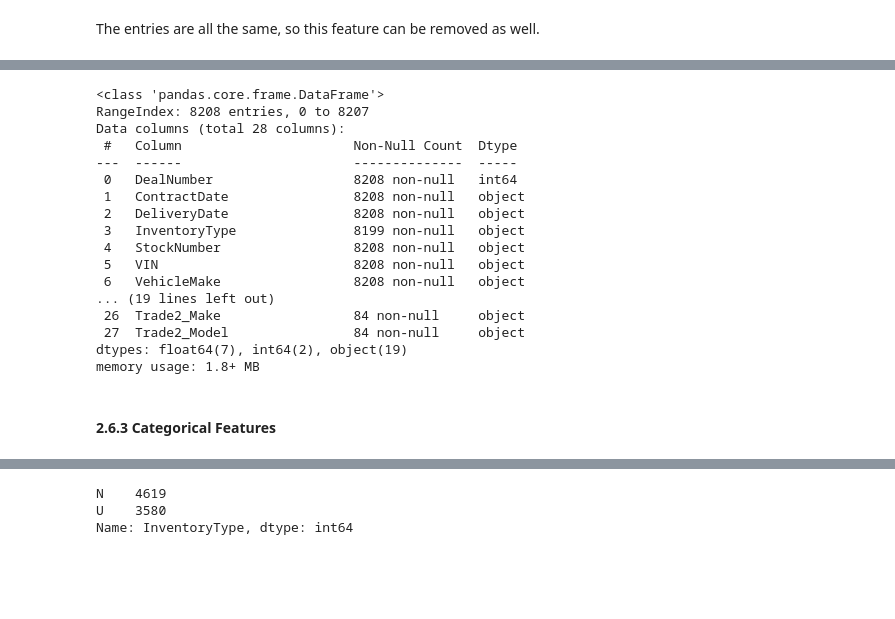
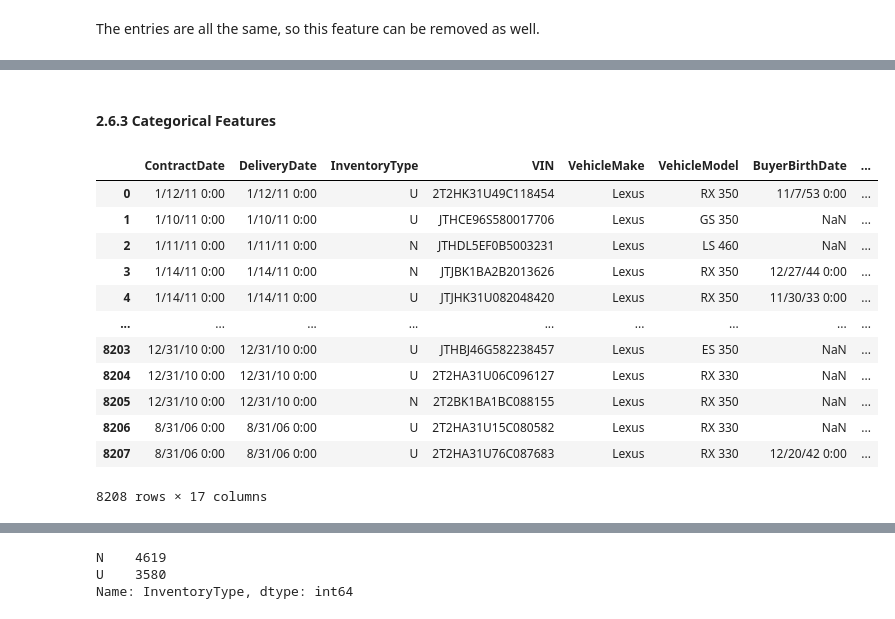
Before and after one commit to martell-n-tardy/Forecasting-with-a-Time-Series-Model-using-Python, a Jupyter notebook: notebooks/data wrangling.ipynb, the cells around one changed output, grey strips where cells are left out. Saved outputs shown, nothing was run; the diff lists cells and outputs as text; code cells hidden in the pictures; blank space fills up the shorter version.

```diff
--- a/notebooks/data wrangling.ipynb
+++ b/notebooks/data wrangling.ipynb
@@ -253,0 +281,5 @@ DealNumber 20113 is the duplicated entry and we see that 2007904 is skipped. The
+# %%
+#replace one entry with 2007904
+sales_hist.iloc[4287,0]=2007904
+#confirm entry changed
+sales_hist.iloc[4287,0]
@@ -260,9 +294,9 @@ Name: DealStatus, dtype: int64
 # %% [markdown]
 The entries are all the same, so this feature can be removed as well.
 # %%
-#DealStatus feature removed from dataset
-del sales_hist['DealStatus']
-#confirm feature removed
+#SalesPersonID and SalesPerson2ID feature removed from dataset
+sales_hist.drop(['SalesPersonID', 'SalesPerson2ID','BuyerID','StockNumber','DealStatus','Comments','APR','MonthlyPayment'], axis =1, inplace=True)
+#confirm features removed
 sales_hist.info()
 # %% [output]
 <class 'pandas.core.frame.DataFrame'>
@@ -308,5 +318,0 @@ memory usage: 2.0+ MB
-# %%
-#SalesPersonID and SalesPerson2ID feature removed from dataset
-sales_hist.drop(['SalesPersonID', 'SalesPerson2ID'], axis =1, inplace=True)
-#confirm features removed
-sales_hist.info()
@@ -331,25 +319,19 @@ memory usage: 1.9+ MB
-# %%
-#APR and MonthlyPayment feature removed from dataset
-sales_hist.drop(['APR', 'MonthlyPayment'], axis =1, inplace=True)
-#confirm features removed
-sales_hist.info()
-# %% [output]
-<class 'pandas.core.frame.DataFrame'>
-RangeIndex: 8208 entries, 0 to 8207
-Data columns (total 28 columns):
- #   Column                      Non-Null Count  Dtype
----  ------                      --------------  -----
- 0   DealNumber                  8208 non-null   int64
- 1   ContractDate                8208 non-null   object
- 2   DeliveryDate                8208 non-null   object
- 3   InventoryType               8199 non-null   object
- 4   StockNumber                 8208 non-null   object
- 5   VIN                         8208 non-null   object
- 6   VehicleMake                 8208 non-null   object
-... (19 lines left out)
- 26  Trade2_Make                 84 non-null     object
- 27  Trade2_Model                84 non-null     object
-dtypes: float64(7), int64(2), object(19)
-memory usage: 1.8+ MB
 # %% [markdown]
 #### 2.6.3 Categorical Features
+# %%
+#select columns with dtypes 'object'
+sales_hist.select_dtypes(object)
+# %% [output]
+|  | ContractDate | DeliveryDate | InventoryType | VIN | VehicleMake | VehicleModel | BuyerBirthDate | ... |
+| 0 | 1/12/11 0:00 | 1/12/11 0:00 | U | 2T2HK31U49C118454 | Lexus | RX 350 | 11/7/53 0:00 | ... |
+| 1 | 1/10/11 0:00 | 1/10/11 0:00 | U | JTHCE96S580017706 | Lexus | GS 350 | NaN | ... |
+| 2 | 1/11/11 0:00 | 1/11/11 0:00 | N | JTHDL5EF0B5003231 | Lexus | LS 460 | NaN | ... |
+| 3 | 1/14/11 0:00 | 1/14/11 0:00 | N | JTJBK1BA2B2013626 | Lexus | RX 350 | 12/27/44 0:00 | ... |
+| 4 | 1/14/11 0:00 | 1/14/11 0:00 | U | JTJHK31U082048420 | Lexus | RX 350 | 11/30/33 0:00 | ... |
+| ... | ... | ... | ... | ... | ... | ... | ... | ... |
+| 8203 | 12/31/10 0:00 | 12/31/10 0:00 | U | JTHBJ46G582238457 | Lexus | ES 350 | NaN | ... |
+| 8204 | 12/31/10 0:00 | 12/31/10 0:00 | U | 2T2HA31U06C096127 | Lexus | RX 330 | NaN | ... |
+| 8205 | 12/31/10 0:00 | 12/31/10 0:00 | N | 2T2BK1BA1BC088155 | Lexus | RX 350 | NaN | ... |
+| 8206 | 8/31/06 0:00 | 8/31/06 0:00 | U | 2T2HA31U15C080582 | Lexus | RX 330 | NaN | ... |
+| 8207 | 8/31/06 0:00 | 8/31/06 0:00 | U | 2T2HA31U76C087683 | Lexus | RX 330 | 12/20/42 0:00 | ... |
+8208 rows × 17 columns
```
Also changed, not shown: parts of 15 cells of this notebook.
